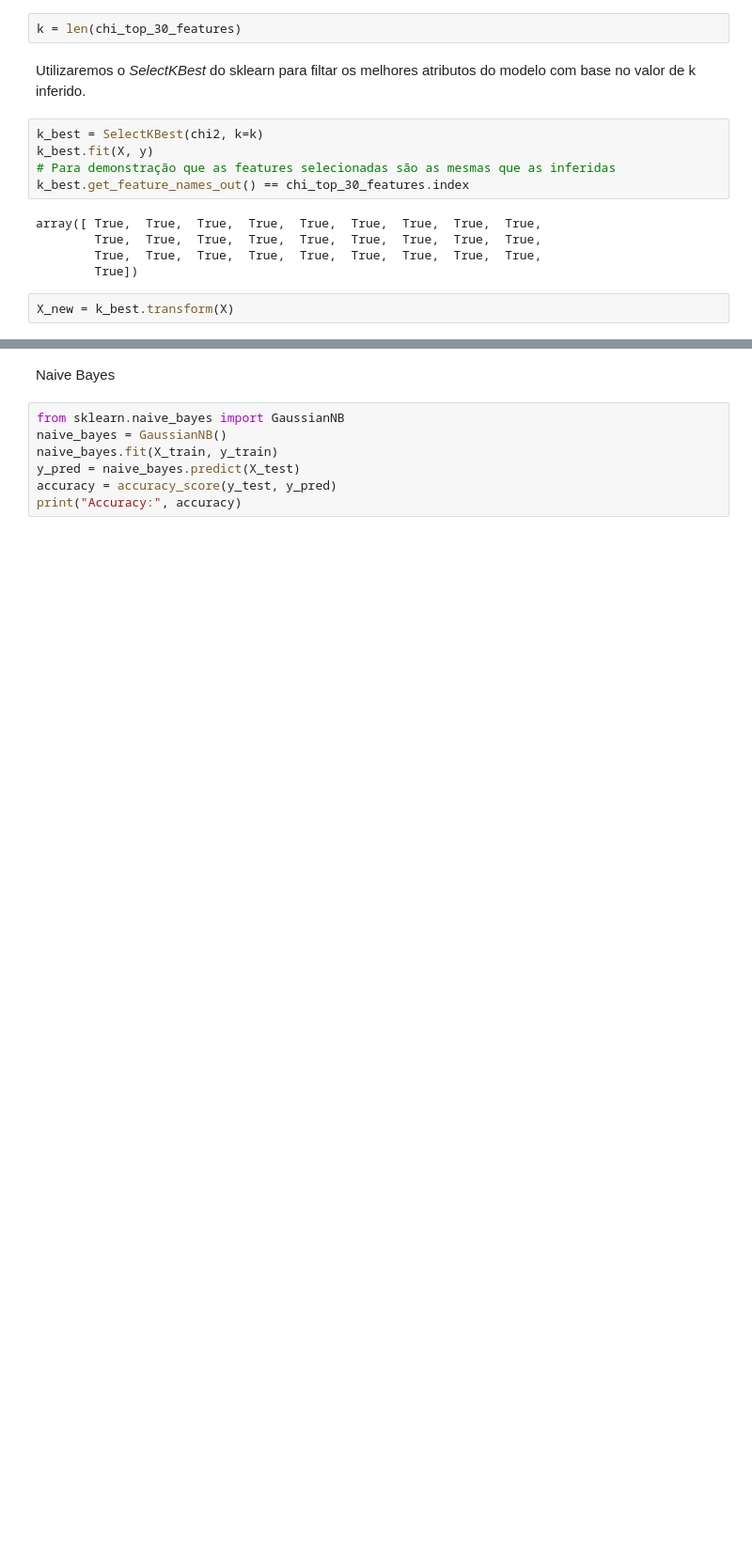
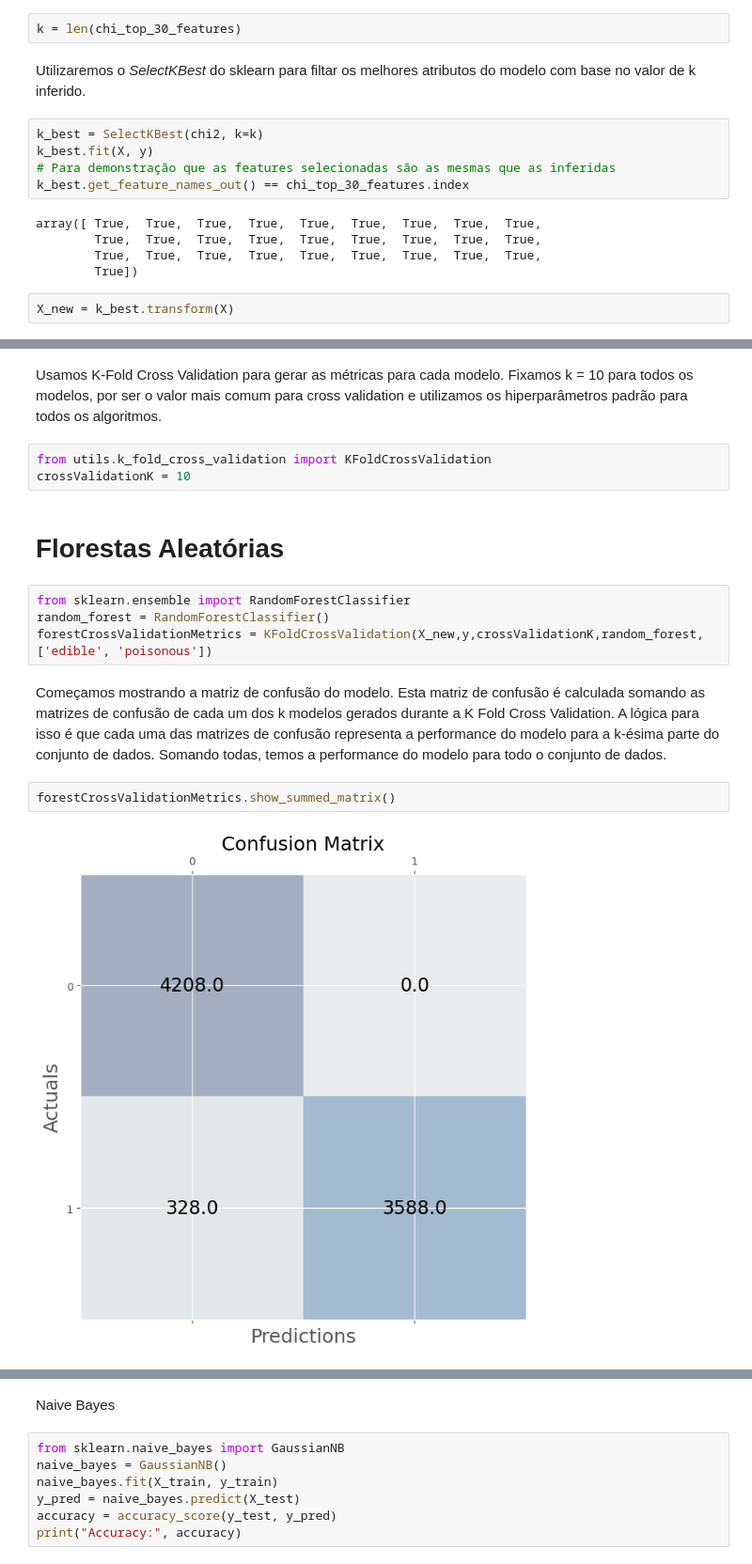
Before and after one commit to amauryTCassola/MachineLearning-2023, a Jupyter notebook: main.ipynb, the cells around one changed output, grey strips where cells are left out. Shown at 94% size. Saved outputs shown, nothing was run; the diff lists cells and outputs as text; blank space fills up the shorter version.

Commit message:
Started adding metrics to notebook

```diff
--- a/main.ipynb
+++ b/main.ipynb
@@ -261,0 +246,17 @@ Accuracy: 0.992619926199262
+# %% [markdown]
+Usamos K-Fold Cross Validation para gerar as métricas para cada modelo. Fixamos k = 10 para todos os modelos, por ser o valor mais comum para cross validation e utilizamos os hiperparâmetros padrão para todos os algoritmos.
+# %%
+from utils.k_fold_cross_validation import KFoldCrossValidation
+crossValidationK = 10
+# %% [markdown]
+<h1>Florestas Aleatórias</h1>
+# %%
+from sklearn.ensemble import RandomForestClassifier
+random_forest = RandomForestClassifier()
+forestCrossValidationMetrics = KFoldCrossValidation(X_new,y,crossValidationK,random_forest, ['edible', 'poisonous'])
+# %% [markdown]
+Começamos mostrando a matriz de confusão do modelo. Esta matriz de confusão é calculada somando as matrizes de confusão de cada um dos k modelos gerados durante a K Fold Cross Validation. A lógica para isso é que cada uma das matrizes de confusão representa a performance do modelo para a k-ésima parte do conjunto de dados. Somando todas, temos a performance do modelo para todo o conjunto de dados.
+# %%
+forestCrossValidationMetrics.show_summed_matrix()
+# %% [output]
+[figure, added]
```
Also changed, not shown: parts of 12 cells of this notebook, 1 other file.
